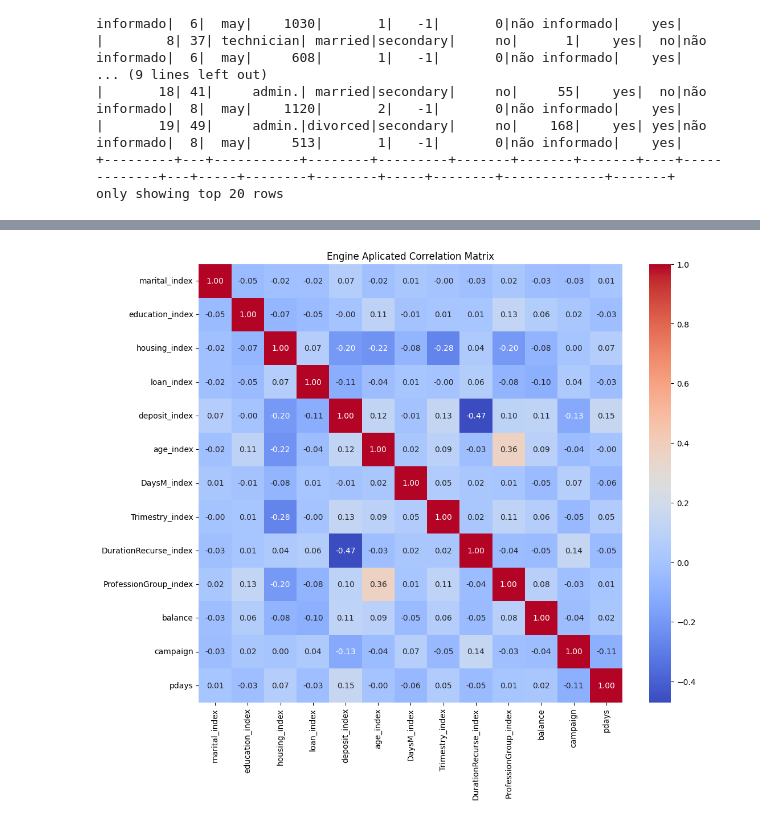
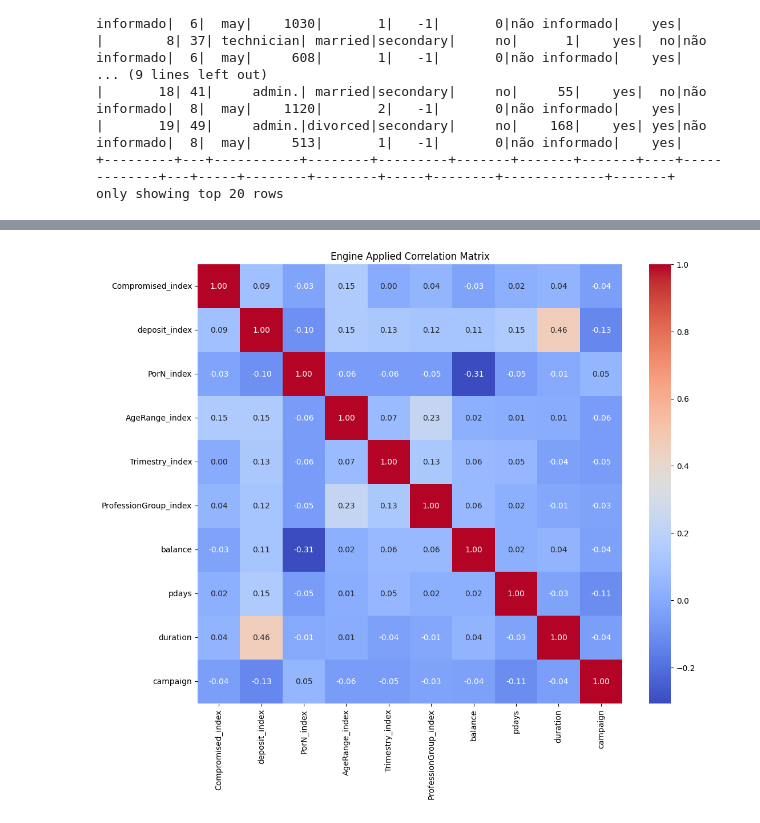
Before and after one commit to KoreTane/MKTBank, a Jupyter notebook: MKTBank.ipynb, the cells around one changed output, grey strips where cells are left out. Drawn from its saved outputs; the diff is of its cells as text; code cells hidden in the pictures.

```diff
--- a/MKTBank.ipynb
+++ b/MKTBank.ipynb
@@ -222,8 +222,9 @@ df = df.filter(
 # Substitute "unknown" for "não informado" in colunms contact and poutcome
 df = df.withColumn("contact", F.when(df.contact == "unknown", "não informado").otherwise(df.contact)) \
        .withColumn("poutcome", F.when(df.poutcome == "unknown", "não informado").otherwise(df.poutcome))
-
 df.show()
+# Criando um novo DataFrame sem referências ao original
+df2 = df.select("*")  # Isso cria uma nova referência sem modificar df
 # %% [output]
 +---------+---+-----------+--------+---------+-------+-------+-------+----+-------------+---+-----+--------+--------+-----+--------+-------------+-------+
 |client_id|age|        job| marital|education|default|balance|housing|loan|      contact|day|month|duration|campaign|pdays|previous|     poutcome|deposit|
@@ -328,31 +338,38 @@ df.show(10)
 only showing top 10 rows
 # %%
-# Creating the Spark session
-#spark = SparkSession.builder.appName("CorrelationMatrix").getOrCreate()
+from pyspark.sql import SparkSession
+from pyspark.ml.feature import StringIndexer
+import pandas as pd
+import matplotlib.pyplot as plt
+import seaborn as sns
 
-categorical_cols2 = ['marital', 'education', 'housing', 'loan', 'deposit', 'age',
-                    'DaysM', 'Trimestry', 'DurationRecurse', 'ProfessionGroup']
+# Criando a Spark session
+spark = SparkSession.builder.appName("BankMarketing").getOrCreate()
 
-numerical_cols2 = ['balance', 'campaign', 'pdays']
+# Definindo colunas categóricas e numéricas
+categorical_cols2 = ['Compromised','deposit', 'PorN','AgeRange', 'Trimestry', 'ProfessionGroup']
 
-# Transform categorical variables into numeric ones
+numerical_cols2 = ['balance', 'pdays','duration','campaign']
+
+
+# Transformando variáveis categóricas em numéricas
 indexers2 = [StringIndexer(inputCol=col, outputCol=f"{col}_index") for col in categorical_cols2]
 for indexer in indexers2:
-    df = indexer.fit(df).transform(df)
+    df2 = indexer.fit(df2).transform(df2)
 
-# Select the necessary columns
-df_indexed2 = df.select([F.col(f"{col}_index") for col in categorical_cols2] + [F.col(col) for col in numerical_cols2])
+# Selecionando as colunas necessárias
+df_indexed2 = df2.select([F.col(f"{col}_index") for col in categorical_cols2] + [F.col(col) for col in numerical_cols2])
 
-# Convert to Pandas DataFrame for plotting the correlation matrix
+# Convertendo para DataFrame Pandas para calcular a matriz de correlação
 df_pandas2 = df_indexed2.toPandas()
 
-# Calcu the correlation matrix
+# Calculando a matriz de correlação
 correlation_matrix2 = df_pandas2.corr()
 
-# Plot the correlation matrix
+# Plotando a matriz de correlação
 plt.figure(figsize=(12, 10))
 sns.heatmap(correlation_matrix2, annot=True, cmap='coolwarm', fmt='.2f')
-plt.title('Engine Aplicated Correlation Matrix')
+plt.title('Engine Applied Correlation Matrix')
 plt.show()
 # %% [output]
-[figure, old version]
+[figure, new version]
```
Also changed, not shown: parts of 4 cells of this notebook.
